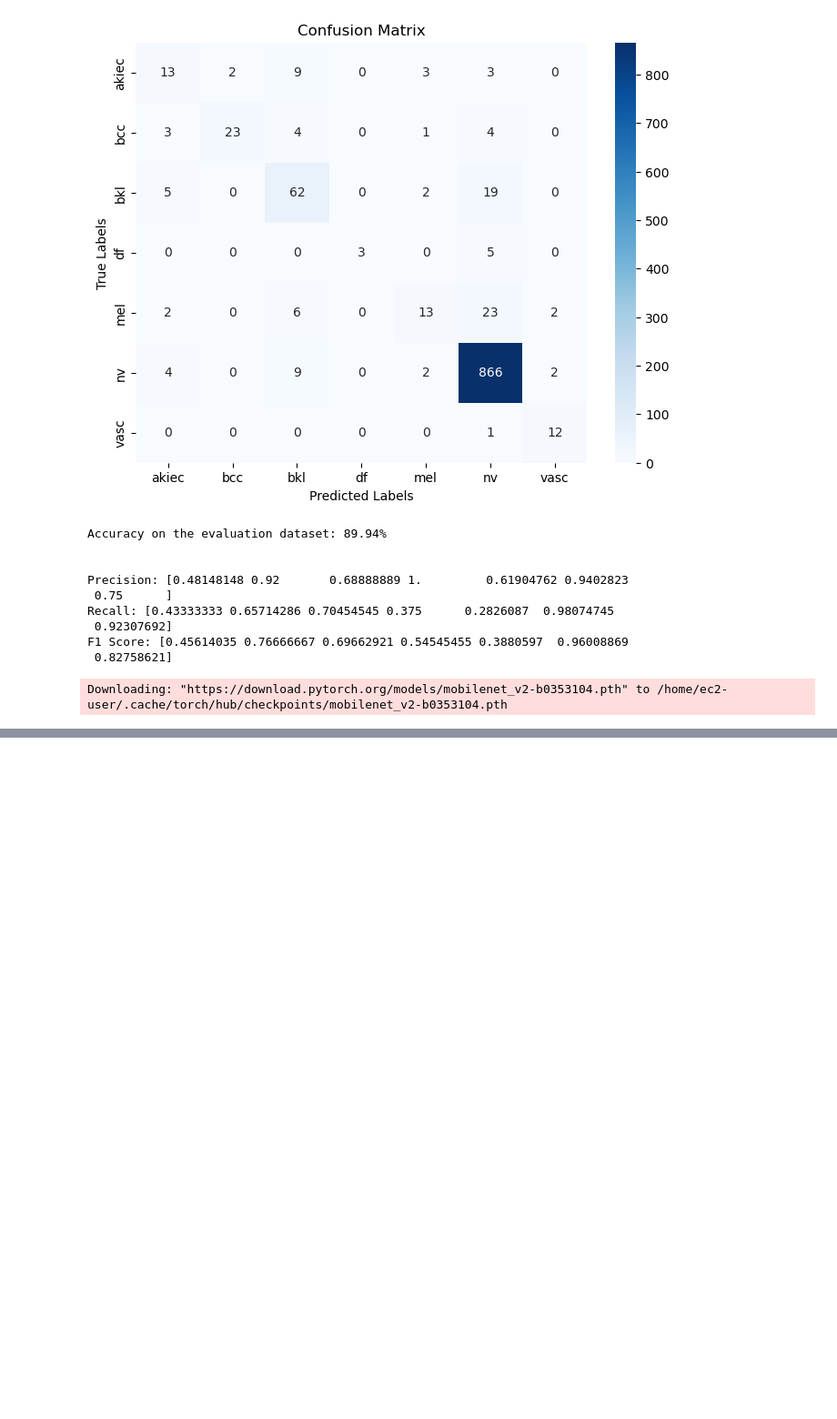
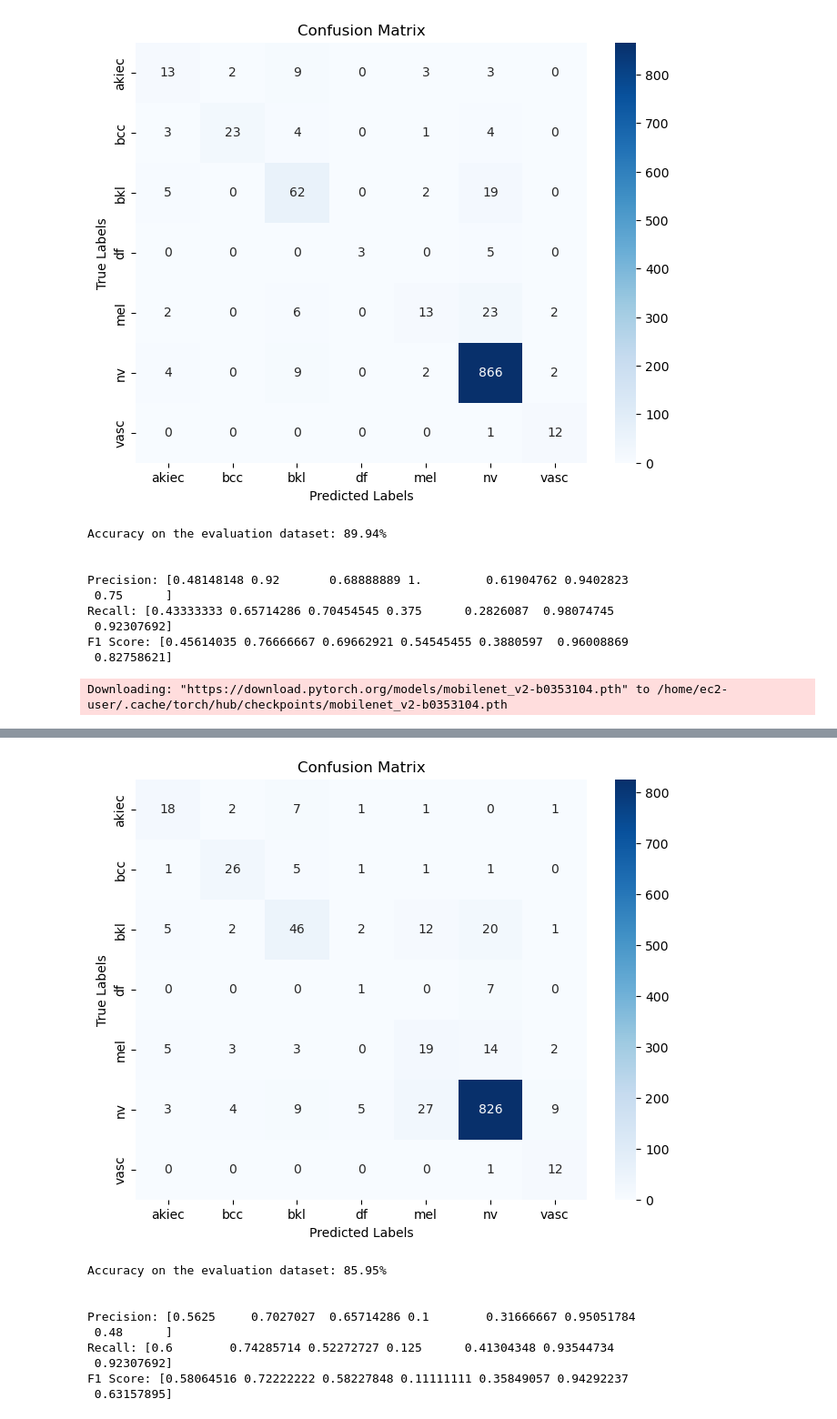
Before and after one commit to satyaram413/mosaic-ml-medical-analysis, a Jupyter notebook: melanoma-detection-bp-formatted.ipynb, the cells around one changed output, grey strips where cells are left out. Shown at 91% size. Saved outputs shown, nothing was run; the diff lists cells and outputs as text; code cells hidden in the pictures; blank space fills up the shorter version.

```diff
--- a/melanoma-detection-bp-formatted.ipynb
+++ b/melanoma-detection-bp-formatted.ipynb
@@ -1895,3 +1899,16 @@ start_time = time.perf_counter()
 trainer.fit()  # <-- Your training loop in action!
 end_time = time.perf_counter()
 print(f"It took {end_time - start_time:0.4f} seconds to train")
+# %%
+evaluate_model(resnetModel)
+# %% [output]
+[figure, added]
+Accuracy on the evaluation dataset: 85.95%
+
+
+Precision: [0.5625     0.7027027  0.65714286 0.1        0.31666667 0.95051784
+ 0.48      ]
+Recall: [0.6        0.74285714 0.52272727 0.125      0.41304348 0.93544734
+ 0.92307692]
+F1 Score: [0.58064516 0.72222222 0.58227848 0.11111111 0.35849057 0.94292237
+ 0.63157895]
```
Also changed, not shown: parts of 4 cells of this notebook.
